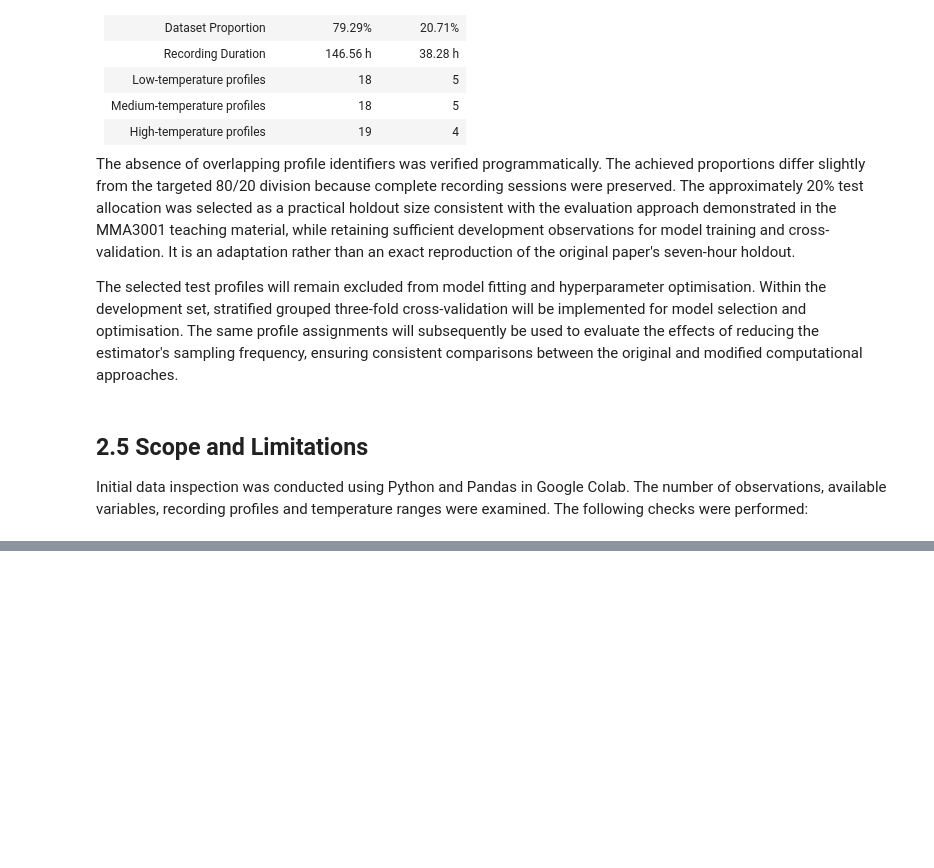
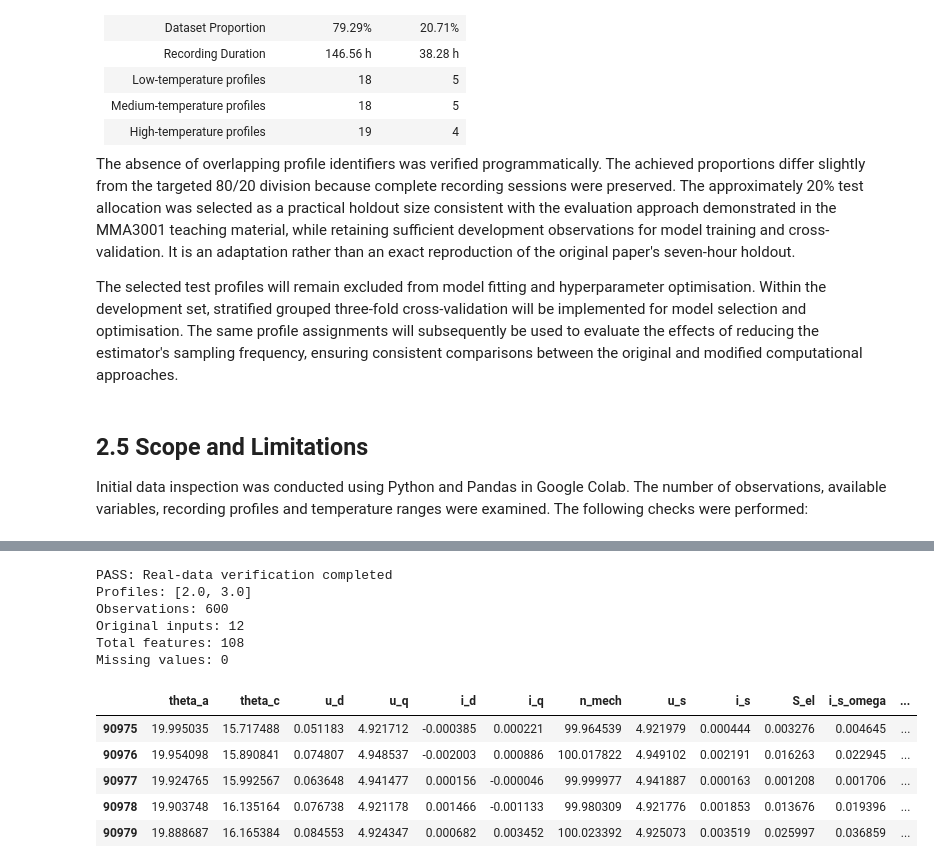
Before and after one commit to Fdau0002/Permanent-Magnet-Temperature-Estimate, a Jupyter notebook: Permanent_Magnet_Temperature_Estimation.ipynb, the cells around one changed output, grey strips where cells are left out. Cells and saved outputs as stored; diff of their text form; code cells hidden in the pictures; blank space fills up the shorter version.

```diff
--- a/Permanent_Magnet_Temperature_Estimation.ipynb
+++ b/Permanent_Magnet_Temperature_Estimation.ipynb
@@ -271,0 +362,78 @@ Initial data inspection was conducted using Python and Pandas in Google Colab. T
+# %%
+import numpy as np
+
+# Select two development profiles
+demo_ids = train_ids[:2]
+
+demo_df = (
+    train_df[
+        train_df["profile_id"].isin(demo_ids)
+    ]
+    .groupby("profile_id", sort=False)
+    .head(300)
+    .copy()
+)
+
+# Construct the 12 paper inputs
+X_demo = make_paper_inputs(demo_df)
+
+# Four example spans
+spans = [10, 50, 200, 1000]
+
+# Calculate EWMA/EWMS
+X_temporal = make_temporal_features(
+    X_demo,
+    demo_df["profile_id"],
+    spans
+)
+
+# Verification tests
+assert X_demo.shape[1] == 12
+assert X_temporal.shape[1] == 108
+assert X_temporal.isna().sum().sum() == 0
+assert np.isfinite(X_temporal.to_numpy()).all()
+
+# Verify profile initialisation using the first
+# observation from each of the two sessions
+for pid in demo_ids:
+    first_idx = demo_df.index[
+        demo_df["profile_id"] == pid
+    ][0]
+
+    for span in spans:
+        np.testing.assert_allclose(
+            X_temporal.loc[
+                first_idx, f"i_q_ewma_s{span}"
+            ],
+            X_demo.loc[first_idx, "i_q"]
+        )
+
+        np.testing.assert_allclose(
+            X_temporal.loc[
+                first_idx, f"i_q_ewms_s{span}"
+            ],
+            0,
+            atol=1e-8
+        )
+
+print("PASS: Real-data verification completed")
+print("Profiles:", demo_ids)
+print("Observations:", len(X_temporal))
+print("Original inputs:", X_demo.shape[1])
+print("Total features:", X_temporal.shape[1])
+print("Missing values:", X_temporal.isna().sum().sum())
+
+display(X_temporal.iloc[:5, :16])
+# %% [output]
+PASS: Real-data verification completed
+Profiles: [2.0, 3.0]
+Observations: 600
+Original inputs: 12
+Total features: 108
+Missing values: 0
+|  | theta_a | theta_c | u_d | u_q | i_d | i_q | n_mech | u_s | i_s | S_el | i_s_omega | ... |
+| 90975 | 19.995035 | 15.717488 | 0.051183 | 4.921712 | -0.000385 | 0.000221 | 99.964539 | 4.921979 | 0.000444 | 0.003276 | 0.004645 | ... |
+| 90976 | 19.954098 | 15.890841 | 0.074807 | 4.948537 | -0.002003 | 0.000886 | 100.017822 | 4.949102 | 0.002191 | 0.016263 | 0.022945 | ... |
+| 90977 | 19.924765 | 15.992567 | 0.063648 | 4.941477 | 0.000156 | -0.000046 | 99.999977 | 4.941887 | 0.000163 | 0.001208 | 0.001706 | ... |
+| 90978 | 19.903748 | 16.135164 | 0.076738 | 4.921178 | 0.001466 | -0.001133 | 99.980309 | 4.921776 | 0.001853 | 0.013676 | 0.019396 | ... |
+| 90979 | 19.888687 | 16.165384 | 0.084553 | 4.924347 | 0.000682 | 0.003452 | 100.023392 | 4.925073 | 0.003519 | 0.025997 | 0.036859 | ... |
```
Also changed, not shown: parts of 13 cells of this notebook.
